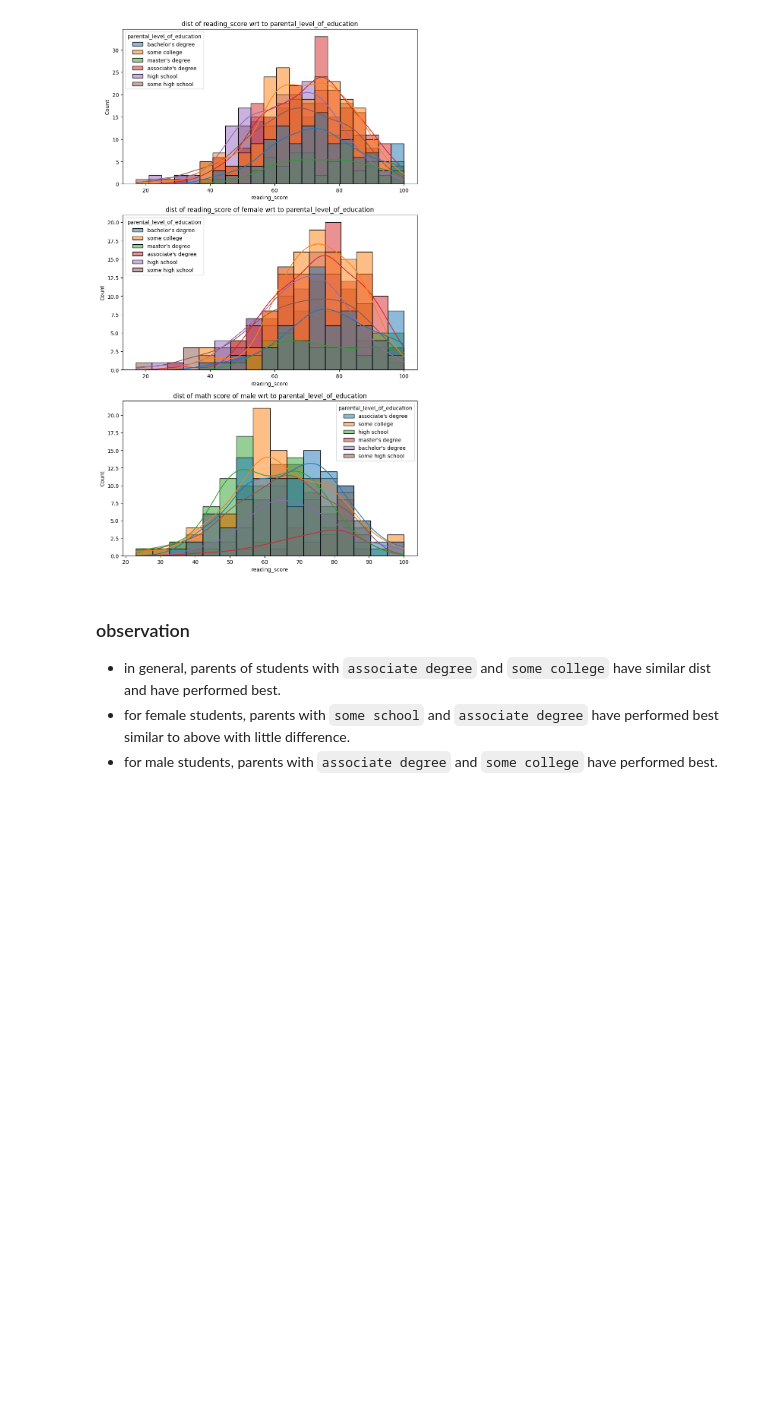
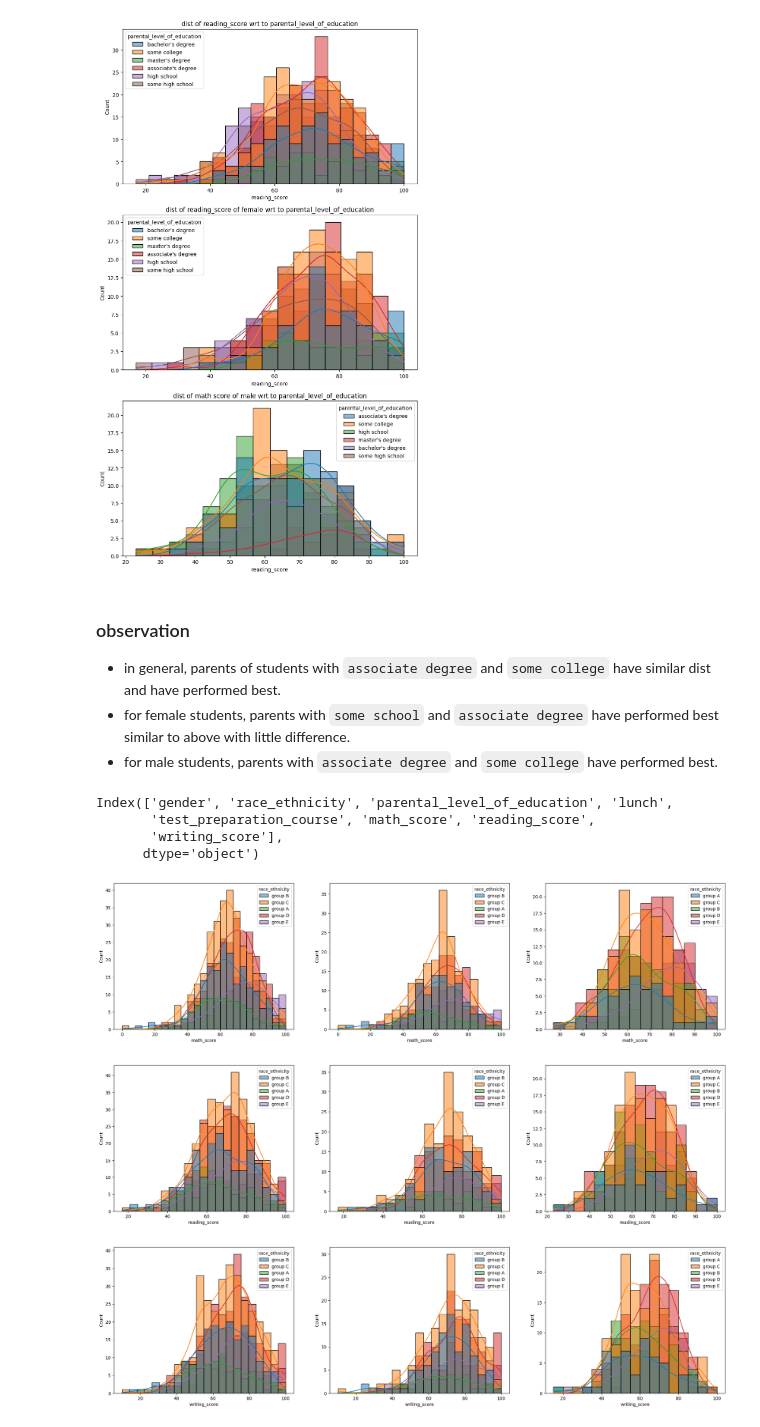
Before and after one commit to SinghJagpreet096/Studentperformanceindicator-with-mlops, a Jupyter notebook: notebook/EDA.ipynb, the cells around one changed output. Drawn from its saved outputs; the diff is of its cells as text; code cells hidden in the pictures; blank space fills up the shorter version.

```diff
--- a/notebook/EDA.ipynb
+++ b/notebook/EDA.ipynb
@@ -313,0 +312,20 @@ plt.show()
+# %%
+df.columns
+# %% [output]
+Index(['gender', 'race_ethnicity', 'parental_level_of_education', 'lunch',
+       'test_preparation_course', 'math_score', 'reading_score',
+       'writing_score'],
+      dtype='object')
+# %%
+for col in numerical_cols:
+    plt.subplots(1,3, figsize=(25,6))
+    plt.subplot(131)
+    ax = sns.histplot(data=df, x=col, kde=True,hue='race_ethnicity')
+    plt.subplot(132)
+    ax = sns.histplot(data=df.query('gender=="female"'),x=col,kde=True, hue='race_ethnicity')
+    plt.subplot(133)
+    ax = sns.histplot(data=df.query('gender=="male"'),x=col,kde=True,hue='race_ethnicity')
+# %% [output]
+[figure, added]
+[figure, added]
+[figure, added]
```
Also changed, not shown: parts of 11 cells of this notebook.
